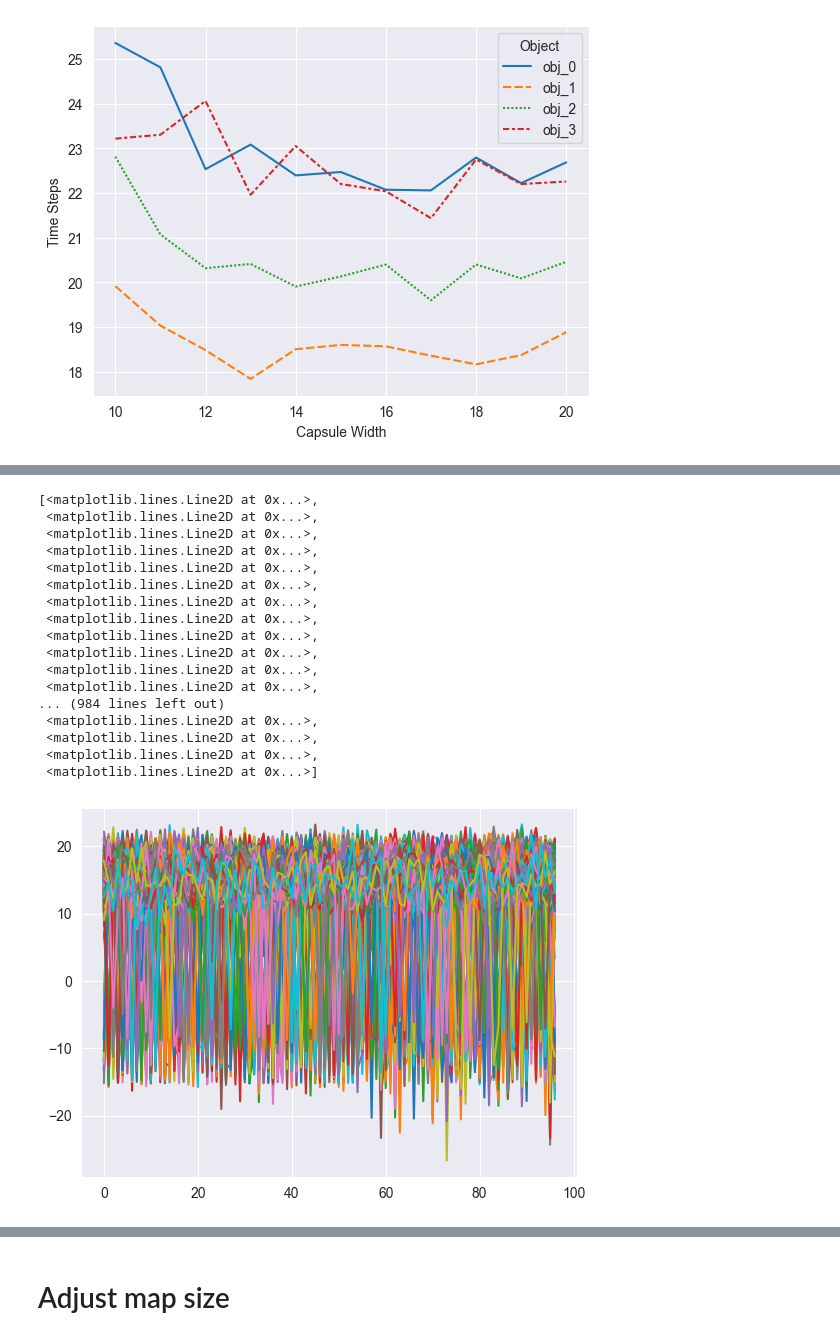
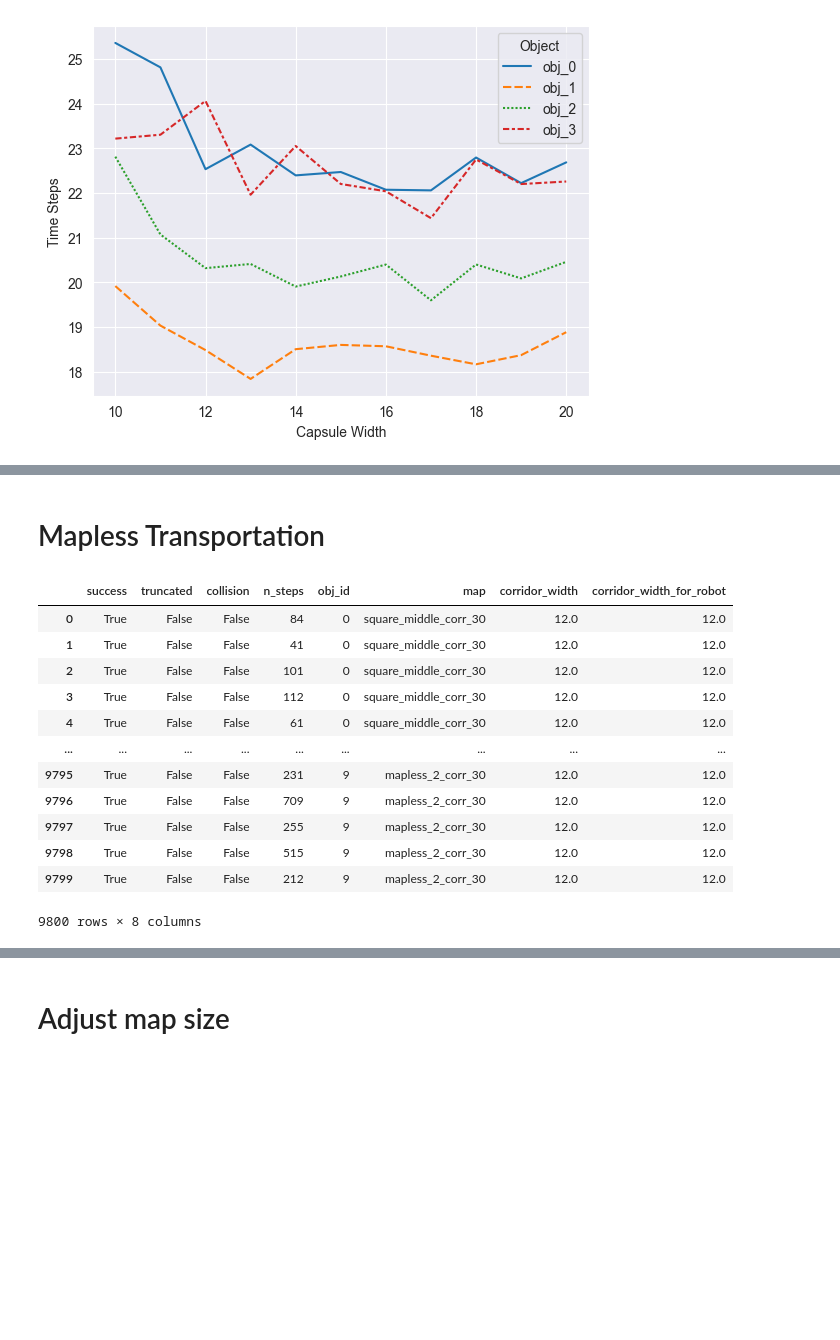
Before and after one commit to gabrielsluz/mapless_transport, a Jupyter notebook: results/ConditionedCapsule.ipynb, the cells around one changed output, grey strips where cells are left out. Cells and saved outputs as stored; diff of their text form; code cells hidden in the pictures; blank space fills up the shorter version.

Commit message:
Experiments on mapless transportation 30m and 25m

```diff
--- a/results/ConditionedCapsule.ipynb
+++ b/results/ConditionedCapsule.ipynb
@@ -280,21 +255,20 @@ plt.plot(x)
-# %%
-plt.plot(aux_arr['results'])
-# %% [output]
-[<matplotlib.lines.Line2D at 0x...>,
- <matplotlib.lines.Line2D at 0x...>,
- <matplotlib.lines.Line2D at 0x...>,
- <matplotlib.lines.Line2D at 0x...>,
- <matplotlib.lines.Line2D at 0x...>,
- <matplotlib.lines.Line2D at 0x...>,
- <matplotlib.lines.Line2D at 0x...>,
- <matplotlib.lines.Line2D at 0x...>,
- <matplotlib.lines.Line2D at 0x...>,
- <matplotlib.lines.Line2D at 0x...>,
- <matplotlib.lines.Line2D at 0x...>,
- <matplotlib.lines.Line2D at 0x...>,
-... (984 lines left out)
- <matplotlib.lines.Line2D at 0x...>,
- <matplotlib.lines.Line2D at 0x...>,
- <matplotlib.lines.Line2D at 0x...>,
- <matplotlib.lines.Line2D at 0x...>]
-[figure, removed]
+# %% [markdown]
+# Mapless Transportation
+# %%
+df = pd.read_csv('ConditionedCapsule/mapless_transport/results_mapless.csv')
+# %%
+df
+# %% [output]
+|  | success | truncated | collision | n_steps | obj_id | map | corridor_width | corridor_width_for_robot |
+| 0 | True | False | False | 84 | 0 | square_middle_corr_30 | 12.0 | 12.0 |
+| 1 | True | False | False | 41 | 0 | square_middle_corr_30 | 12.0 | 12.0 |
+| 2 | True | False | False | 101 | 0 | square_middle_corr_30 | 12.0 | 12.0 |
+| 3 | True | False | False | 112 | 0 | square_middle_corr_30 | 12.0 | 12.0 |
+| 4 | True | False | False | 61 | 0 | square_middle_corr_30 | 12.0 | 12.0 |
+| ... | ... | ... | ... | ... | ... | ... | ... | ... |
+| 9795 | True | False | False | 231 | 9 | mapless_2_corr_30 | 12.0 | 12.0 |
+| 9796 | True | False | False | 709 | 9 | mapless_2_corr_30 | 12.0 | 12.0 |
+| 9797 | True | False | False | 255 | 9 | mapless_2_corr_30 | 12.0 | 12.0 |
+| 9798 | True | False | False | 515 | 9 | mapless_2_corr_30 | 12.0 | 12.0 |
+| 9799 | True | False | False | 212 | 9 | mapless_2_corr_30 | 12.0 | 12.0 |
+9800 rows × 8 columns
```
Also changed, not shown: parts of 9 cells of this notebook, 8 other files.
